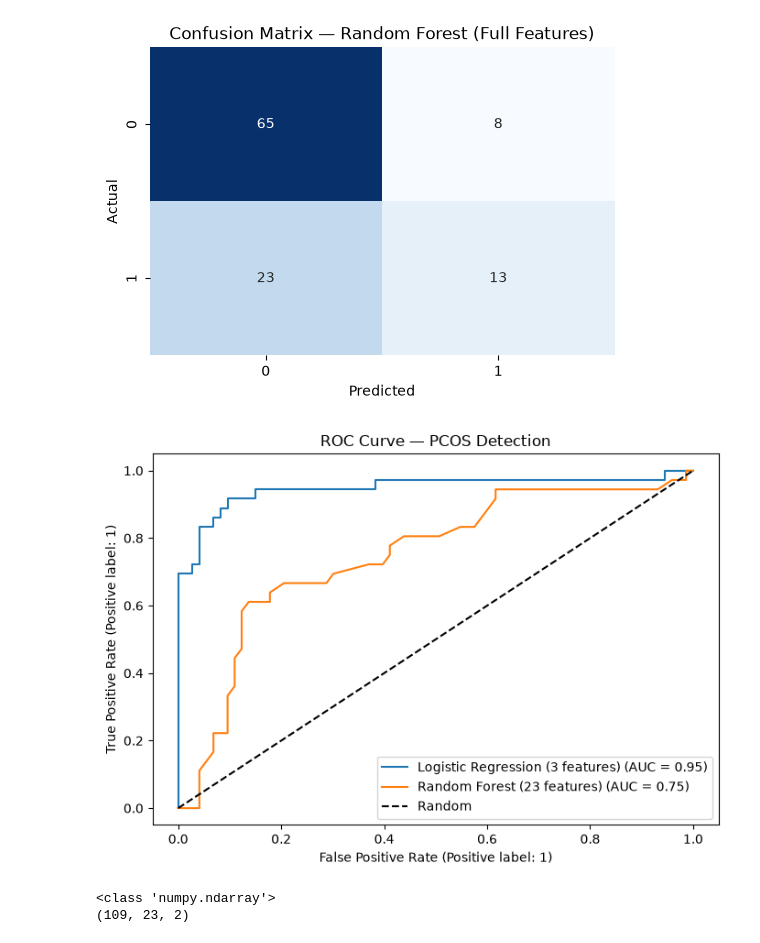
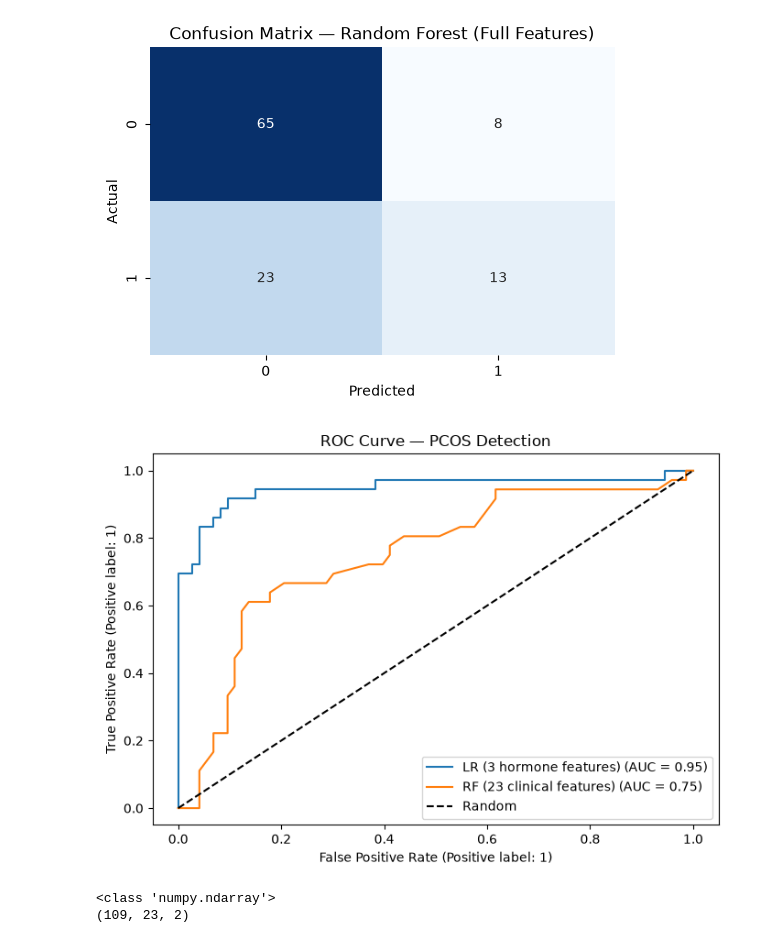
Before and after one commit to Pujakadayat/pcos-detection-ml, a Jupyter notebook: pcos_detection.ipynb, the cells around one changed output. Drawn from its saved outputs; the diff is of its cells as text; code cells hidden in the pictures.

```diff
--- a/pcos_detection.ipynb
+++ b/pcos_detection.ipynb
@@ -85,7 +89,7 @@ AMH(ng/mL)                float64
 dtype: object
 # %%
 
-df[~mask] = df[~mask].fillna(df['AMH(ng/mL)'].mean(numeric_only=True))
+# df[~mask] = df[~mask].fillna(df['AMH(ng/mL)'].mean(numeric_only=True))
 # %%
 df['PCOS (Y/N)'].value_counts()
 # %% [output]
@@ -817,18 +821,18 @@ weighted avg       0.70      0.72      0.69       109
 # %%
 from sklearn.metrics import RocCurveDisplay
 
 fig, ax = plt.subplots(figsize=(7, 5))
 RocCurveDisplay.from_estimator(model, X_test_scaled, y_test,
-                                name="Logistic Regression (3 features)", ax=ax)
+                                name="LR (3 hormone features)", ax=ax)
 RocCurveDisplay.from_estimator(rf2, X2_test_scaled, y2_test,
-                                name="Random Forest (23 features)", ax=ax)
+                                name="RF (23 clinical features)", ax=ax)
 ax.plot([0,1],[0,1],'k--', label='Random')
 ax.set_title('ROC Curve — PCOS Detection')
 ax.legend()
 plt.tight_layout()
 plt.show()
 # %% [output]
-[figure, old version]
+[figure, new version]
 # %%
 import shap
 import numpy as np
```
Also changed, not shown: parts of 2 cells of this notebook, 1 other file.
